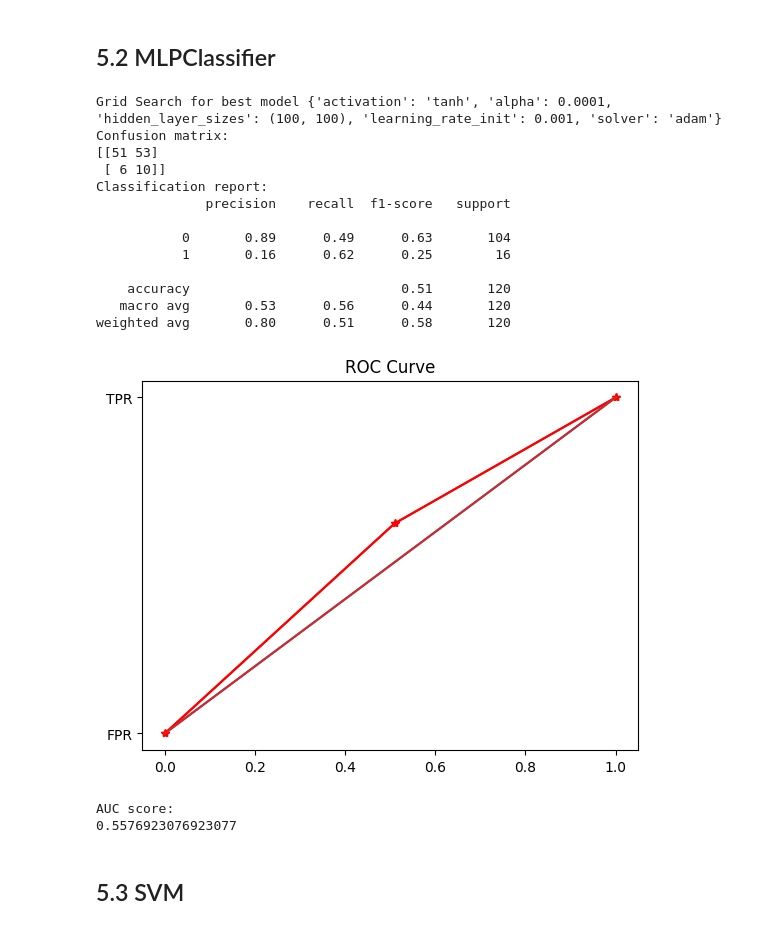
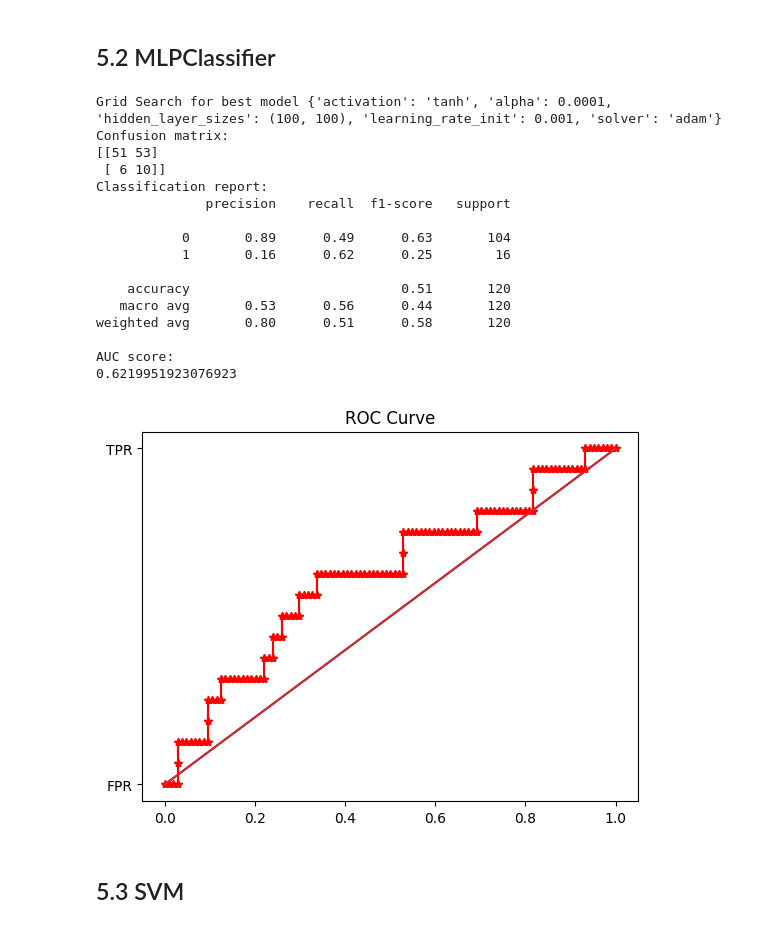
Before and after one commit to pkujackfeng/MLF_final_project, a Jupyter notebook: Financial_Fraud_FSD.ipynb, the cells around one changed output. Cells and saved outputs as stored; diff of their text form; code cells hidden in the pictures.

```diff
--- a/Financial_Fraud_FSD.ipynb
+++ b/Financial_Fraud_FSD.ipynb
@@ -328,6 +386,6 @@ X_test = X_test.iloc[:,:9]
 # %%
 ## Step 9. For each model, we define a function to evaluate the result for test set
-def show_result(y_true, y_predict):
+def show_result(y_true, y_predict, y_predict_prob):
     # Confusion matrix
     matrix_test = confusion_matrix(y_true, y_predict)
     print("Confusion matrix:")
@@ -336,7 +394,10 @@ def show_result(y_true, y_predict):
     report_test = classification_report(y_true, y_predict)
     print("Classification report:")
     print(report_test)
-    fpr,tpr,thresholds1 = roc_curve(y_true,y_predict,drop_intermediate = False)
+    fpr,tpr,thresholds1 = roc_curve(y_true,y_predict_prob,drop_intermediate = False)
+    # AUC score
+    print("AUC score:")
+    print(roc_auc_score(y_true,y_predict_prob))
     # ROC curve
     plt.plot(fpr,tpr,'r*-')
     plt.plot([0,1],[0,1])
@@ -349,22 +410,28 @@ def show_result(y_true, y_predict):
     plt.plot("TPR")
     plt.title("ROC Curve")
     plt.show()
-    # AUC score
-    print("AUC score:")
-    print(roc_auc_score(y_true,y_predict))
 # %% [markdown]
 ## 5.1 Logistic Regression
 # %%
 # Step 10.1 LogisticRegression
 LR = LogisticRegression(solver='liblinear')
 LR_param_grid = {
-    'C': [10,20,50,75,100,150,200,250,500,600,700,800,900,1000,1100,1200,1300,1400,1500],
+    'C': [10,20,50,75,100,110,120,130,140,150,160,170,180,190,200,250,500],
     'penalty': ['l1', 'l2'] }
 LR_grid_search = GridSearchCV(LR, LR_param_grid, cv=5, return_train_score=True)
 LR_grid_search.fit(X_train, y_train)
 # Grid search result for hyperparameters
 print("Grid Search for best model", LR_grid_search.best_params_)
 LR_best_model = LR_grid_search.best_estimator_
-y_LR_predict = LR_best_model.predict(X_test)
-show_result(y_test, y_LR_predict)
+y_LR_predict_prob_temp = LR_best_model.predict_proba(X_test)
+y_LR_predict_prob = []
+for i in range(len(y_LR_predict_prob_temp)):
+    y_LR_predict_prob.append(y_LR_predict_prob_temp[i,1])
+y_LR_predict = []
+for i in range(len(y_LR_predict_prob)):
+    if y_LR_predict_prob[i] > 0.5:
+        y_LR_predict.append(1)
+    else:
+        y_LR_predict.append(0)
+show_result(y_test, y_LR_predict, y_LR_predict_prob)
 # %% [output]
@@ -389,36 +457,46 @@ AUC score:
 # %%
 # # Step 10.2 MLP Classifier
 MLP_grid = {
     'solver': ['adam'],
     'learning_rate_init': [0.001],
     'hidden_layer_sizes': [(10,10),(30,30),(80,80),(100,100),(120,120),(150,150)],
     'activation': ['tanh'], # ['logistic', 'tanh', 'relu'],
     'alpha': [0.0001],
     }
 MLP_grid_search = GridSearchCV(MLPClassifier(max_iter = 300,random_state = random_seed), MLP_grid, cv=5, scoring='accuracy')
 MLP_grid_search.fit(X_train, y_train)
 # Grid search result for hyperparameters
 print("Grid Search for best model", MLP_grid_search.best_params_)
 MLP_best_model = MLP_grid_search.best_estimator_
-y_MLP_predict = MLP_best_model.predict(X_test)
-show_result(y_test, y_MLP_predict)
+y_MLP_predict_prob_temp = MLP_best_model.predict_proba(X_test)
+y_MLP_predict_prob = []
+for i in range(len(y_MLP_predict_prob_temp)):
+    y_MLP_predict_prob.append(y_MLP_predict_prob_temp[i,1])
+y_MLP_predict = []
+for i in range(len(y_MLP_predict_prob)):
+    if y_MLP_predict_prob[i] > 0.5:
+        y_MLP_predict.append(1)
+    else:
+        y_MLP_predict.append(0)
+show_result(y_test, y_MLP_predict, y_MLP_predict_prob)
 # %% [output]
 Grid Search for best model {'activation': 'tanh', 'alpha': 0.0001, 'hidden_layer_sizes': (100, 100), 'learning_rate_init': 0.001, 'solver': 'adam'}
 Confusion matrix:
 [[51 53]
  [ 6 10]]
 Classification report:
               precision    recall  f1-score   support
 
            0       0.89      0.49      0.63       104
            1       0.16      0.62      0.25        16
 
     accuracy                           0.51       120
    macro avg       0.53      0.56      0.44       120
 weighted avg       0.80      0.51      0.58       120
+
+AUC score:
+0.6219951923076923
-[figure, old version]
+[figure, new version]
-AUC score:
-0.5576923076923077
 # %% [markdown]
 ## 5.3 SVM
 # %%
```
Also changed, not shown: parts of 14 cells of this notebook, 1 other file.
